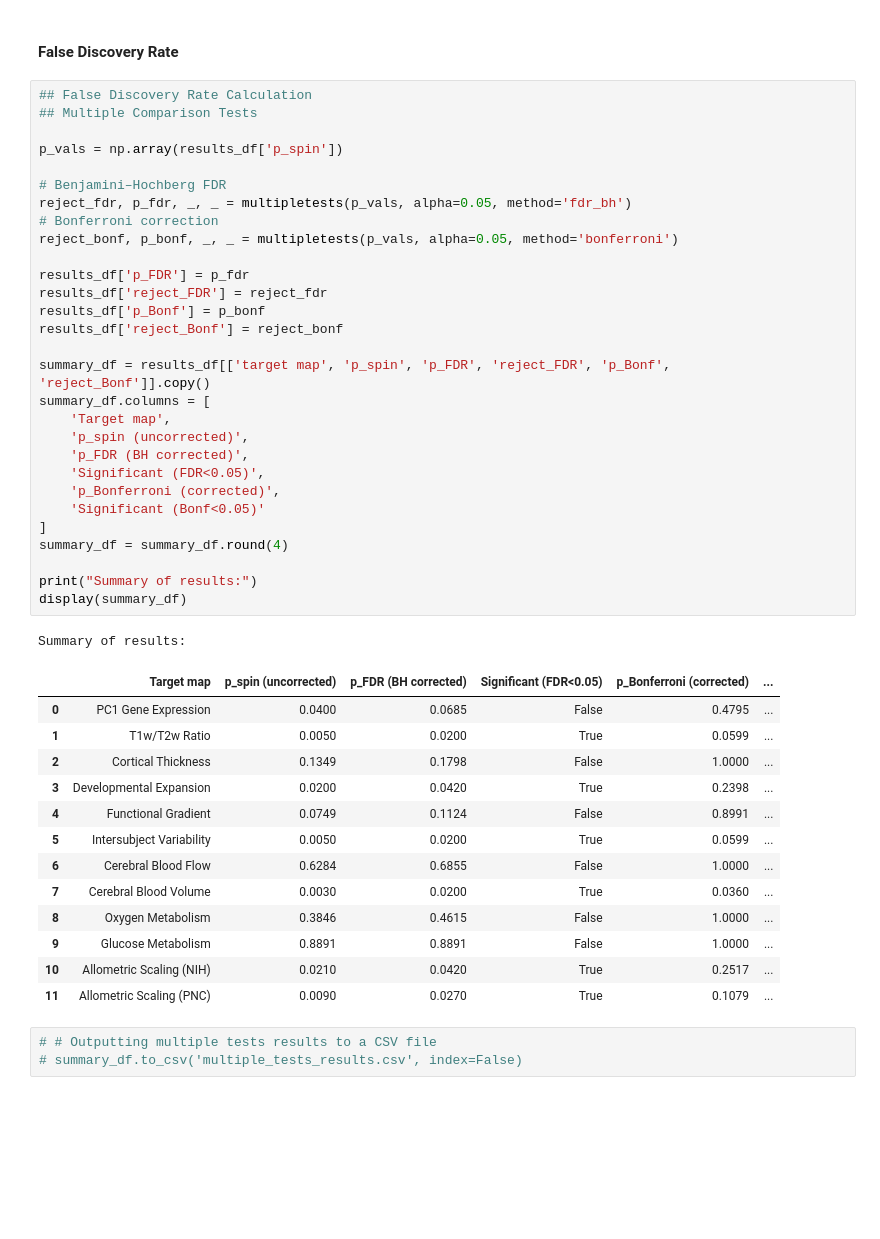
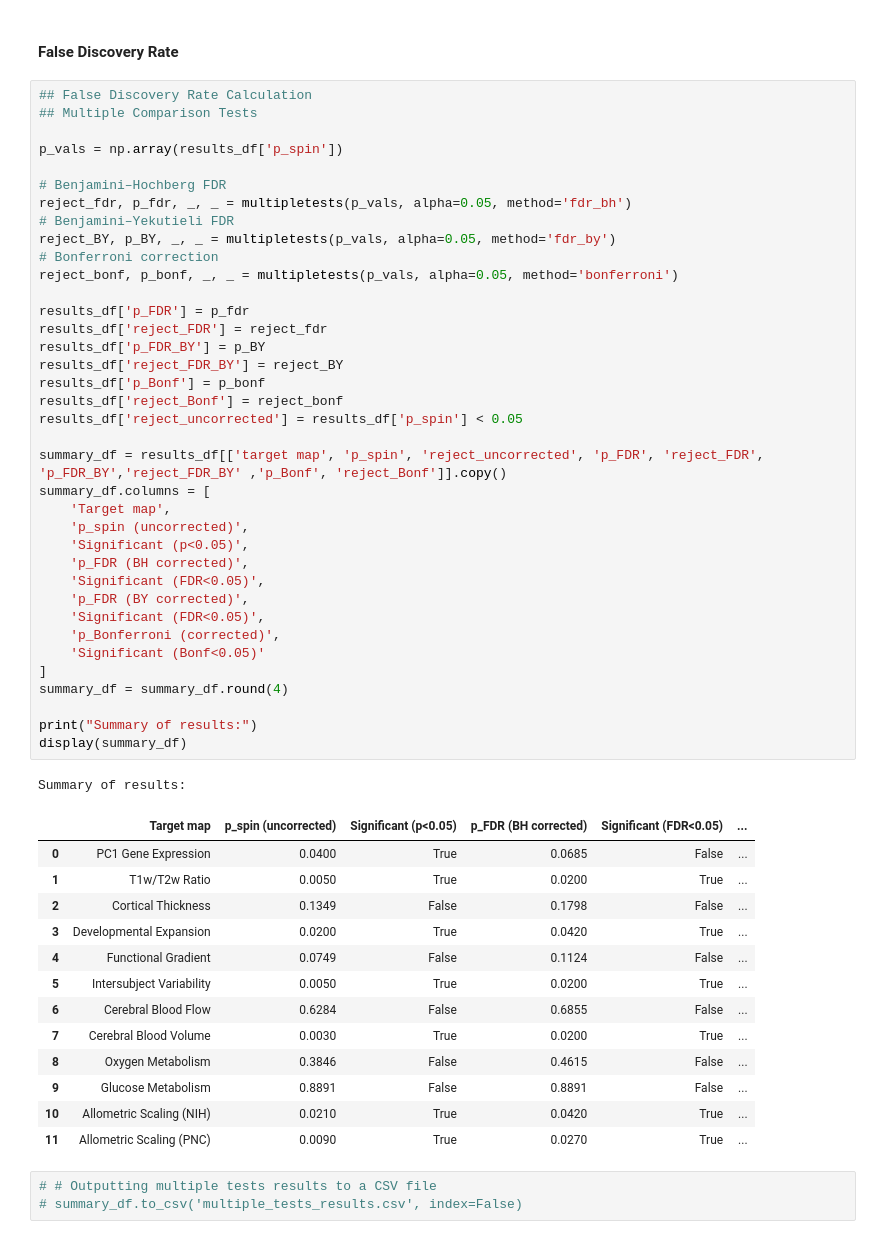
Before and after one commit to kesouder/dsc-neuroImages, a Jupyter notebook: main_code.ipynb, the cells around one changed output. Drawn from its saved outputs; the diff is of its cells as text; blank space fills up the shorter version.

```diff
--- a/main_code.ipynb
+++ b/main_code.ipynb
@@ -226,47 +226,55 @@ Time elapsed for scalingpnc: 1.82 minutes
 # %%
 ## False Discovery Rate Calculation
 ## Multiple Comparison Tests
 
 p_vals = np.array(results_df['p_spin'])
 
 # Benjamini–Hochberg FDR
 reject_fdr, p_fdr, _, _ = multipletests(p_vals, alpha=0.05, method='fdr_bh')
+# Benjamini–Yekutieli FDR
+reject_BY, p_BY, _, _ = multipletests(p_vals, alpha=0.05, method='fdr_by')
 # Bonferroni correction
 reject_bonf, p_bonf, _, _ = multipletests(p_vals, alpha=0.05, method='bonferroni')
 
 results_df['p_FDR'] = p_fdr
 results_df['reject_FDR'] = reject_fdr
+results_df['p_FDR_BY'] = p_BY
+results_df['reject_FDR_BY'] = reject_BY
 results_df['p_Bonf'] = p_bonf
 results_df['reject_Bonf'] = reject_bonf
+results_df['reject_uncorrected'] = results_df['p_spin'] < 0.05
 
-summary_df = results_df[['target map', 'p_spin', 'p_FDR', 'reject_FDR', 'p_Bonf', 'reject_Bonf']].copy()
+summary_df = results_df[['target map', 'p_spin', 'reject_uncorrected', 'p_FDR', 'reject_FDR', 'p_FDR_BY','reject_FDR_BY' ,'p_Bonf', 'reject_Bonf']].copy()
 summary_df.columns = [
     'Target map',
     'p_spin (uncorrected)',
+    'Significant (p<0.05)',
     'p_FDR (BH corrected)',
+    'Significant (FDR<0.05)',
+    'p_FDR (BY corrected)',
     'Significant (FDR<0.05)',
     'p_Bonferroni (corrected)',
     'Significant (Bonf<0.05)'
 ]
 summary_df = summary_df.round(4)
 
 print("Summary of results:")
 display(summary_df)
 # %% [output]
 Summary of results:
-|  | Target map | p_spin (uncorrected) | p_FDR (BH corrected) | Significant (FDR<0.05) | p_Bonferroni (corrected) | ... |
-| 0 | PC1 Gene Expression | 0.0400 | 0.0685 | False | 0.4795 | ... |
-| 1 | T1w/T2w Ratio | 0.0050 | 0.0200 | True | 0.0599 | ... |
-| 2 | Cortical Thickness | 0.1349 | 0.1798 | False | 1.0000 | ... |
-| 3 | Developmental Expansion | 0.0200 | 0.0420 | True | 0.2398 | ... |
-| 4 | Functional Gradient | 0.0749 | 0.1124 | False | 0.8991 | ... |
-| 5 | Intersubject Variability | 0.0050 | 0.0200 | True | 0.0599 | ... |
-| 6 | Cerebral Blood Flow | 0.6284 | 0.6855 | False | 1.0000 | ... |
-| 7 | Cerebral Blood Volume | 0.0030 | 0.0200 | True | 0.0360 | ... |
-| 8 | Oxygen Metabolism | 0.3846 | 0.4615 | False | 1.0000 | ... |
-| 9 | Glucose Metabolism | 0.8891 | 0.8891 | False | 1.0000 | ... |
-| 10 | Allometric Scaling (NIH) | 0.0210 | 0.0420 | True | 0.2517 | ... |
-| 11 | Allometric Scaling (PNC) | 0.0090 | 0.0270 | True | 0.1079 | ... |
+|  | Target map | p_spin (uncorrected) | Significant (p<0.05) | p_FDR (BH corrected) | Significant (FDR<0.05) | ... |
+| 0 | PC1 Gene Expression | 0.0400 | True | 0.0685 | False | ... |
+| 1 | T1w/T2w Ratio | 0.0050 | True | 0.0200 | True | ... |
+| 2 | Cortical Thickness | 0.1349 | False | 0.1798 | False | ... |
+| 3 | Developmental Expansion | 0.0200 | True | 0.0420 | True | ... |
+| 4 | Functional Gradient | 0.0749 | False | 0.1124 | False | ... |
+| 5 | Intersubject Variability | 0.0050 | True | 0.0200 | True | ... |
+| 6 | Cerebral Blood Flow | 0.6284 | False | 0.6855 | False | ... |
+| 7 | Cerebral Blood Volume | 0.0030 | True | 0.0200 | True | ... |
+| 8 | Oxygen Metabolism | 0.3846 | False | 0.4615 | False | ... |
+| 9 | Glucose Metabolism | 0.8891 | False | 0.8891 | False | ... |
+| 10 | Allometric Scaling (NIH) | 0.0210 | True | 0.0420 | True | ... |
+| 11 | Allometric Scaling (PNC) | 0.0090 | True | 0.0270 | True | ... |
 # %%
 # # Outputting multiple tests results to a CSV file
 # summary_df.to_csv('multiple_tests_results.csv', index=False)
```
Also changed, not shown: parts of 6 cells of this notebook.
